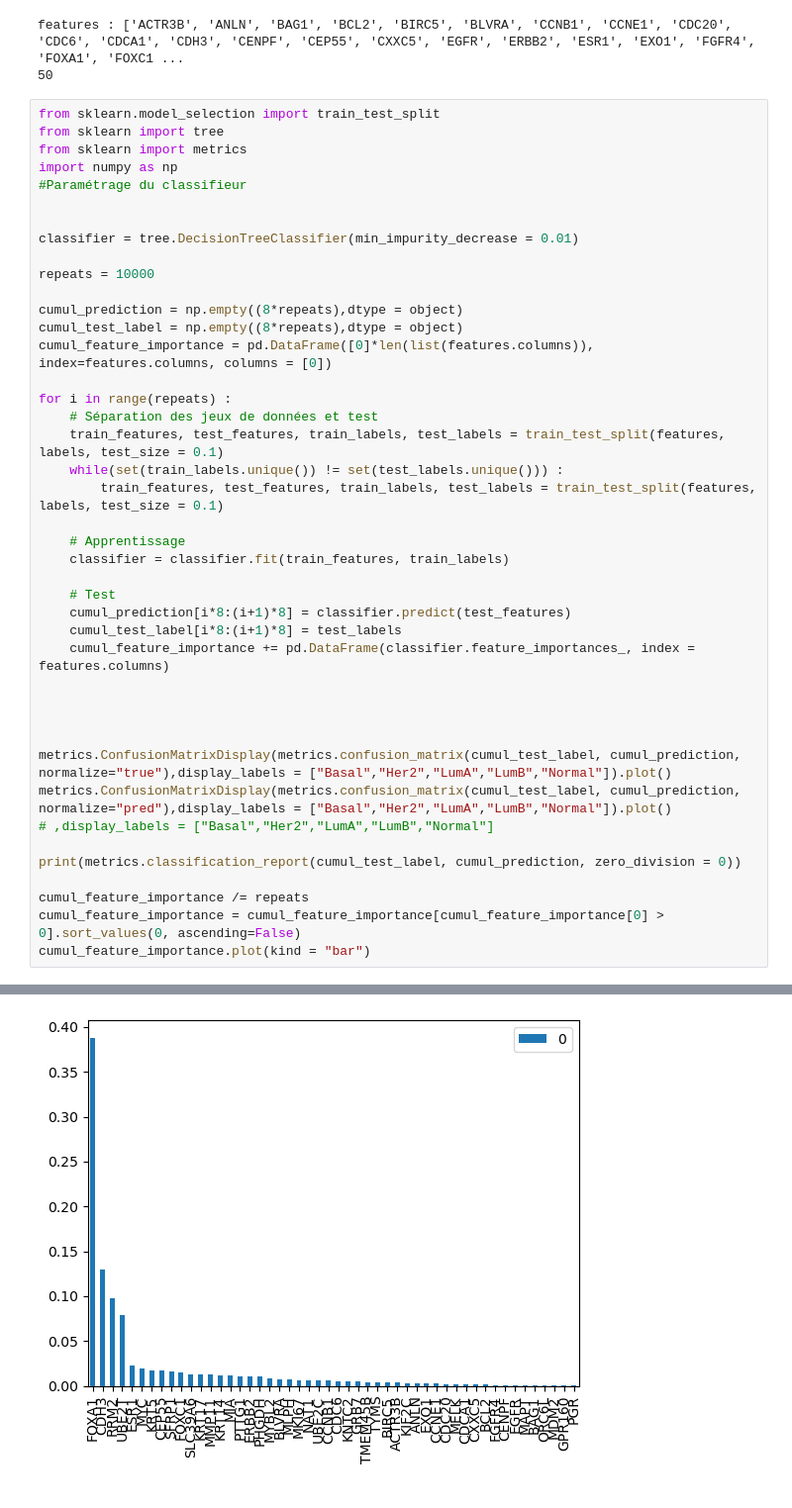
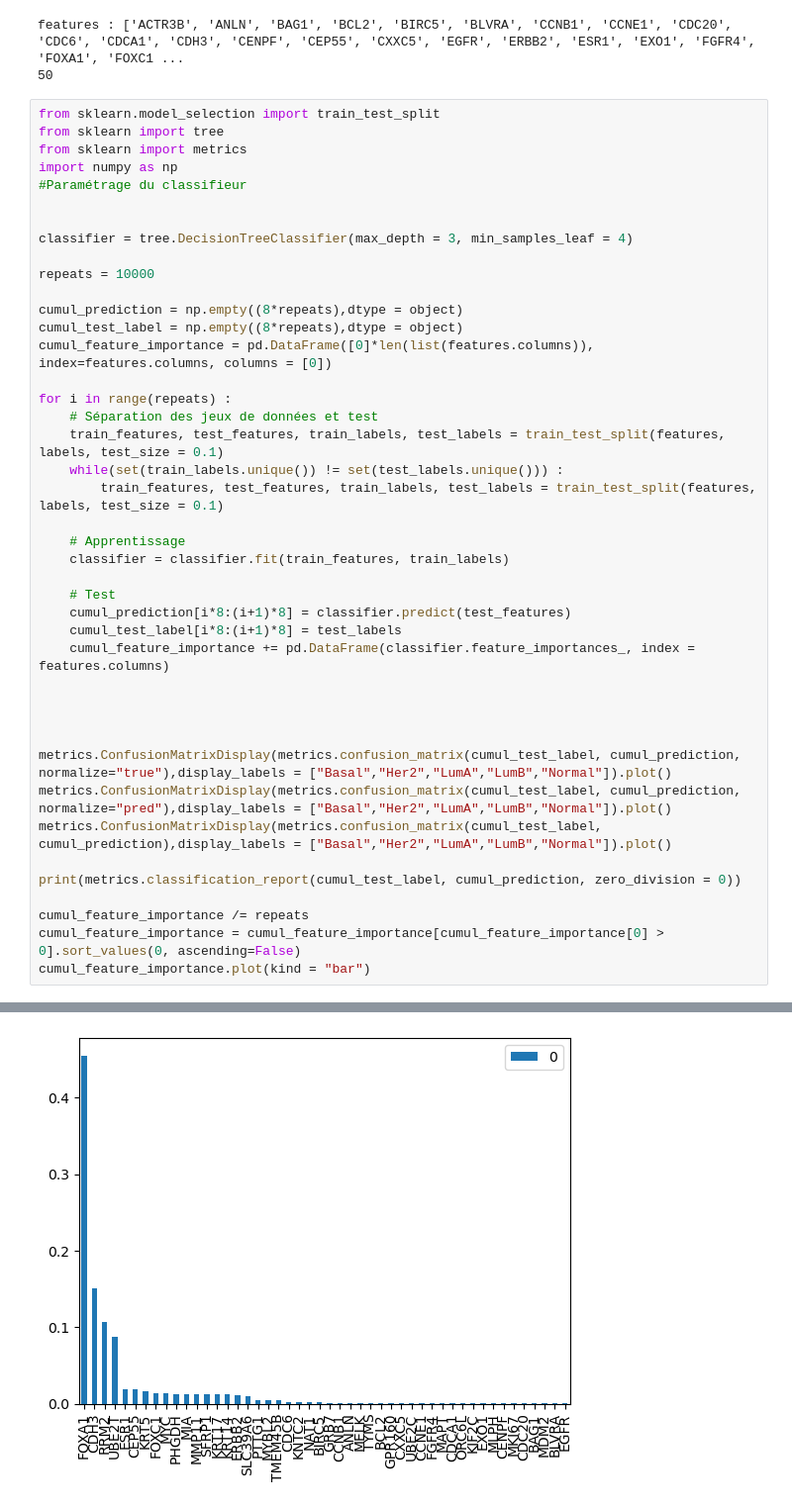
Before and after one commit to Bordeterre/decision_tree, a Jupyter notebook: param_test.ipynb, the cells around one changed output, grey strips where cells are left out. Shown at 99% size. Saved outputs shown, nothing was run; the diff lists cells and outputs as text.

```diff
--- a/param_test.ipynb
+++ b/param_test.ipynb
@@ -40,7 +40,7 @@ import numpy as np
 #Paramétrage du classifieur
 
 
-classifier = tree.DecisionTreeClassifier(min_impurity_decrease = 0.01)
+classifier = tree.DecisionTreeClassifier(max_depth = 3, min_samples_leaf = 4)
 
 repeats = 10000
 
@@ -67,7 +67,7 @@ for i in range(repeats) :
 
 metrics.ConfusionMatrixDisplay(metrics.confusion_matrix(cumul_test_label, cumul_prediction, normalize="true"),display_labels = ["Basal","Her2","LumA","LumB","Normal"]).plot()
 metrics.ConfusionMatrixDisplay(metrics.confusion_matrix(cumul_test_label, cumul_prediction, normalize="pred"),display_labels = ["Basal","Her2","LumA","LumB","Normal"]).plot()
-# ,display_labels = ["Basal","Her2","LumA","LumB","Normal"]
+metrics.ConfusionMatrixDisplay(metrics.confusion_matrix(cumul_test_label, cumul_prediction),display_labels = ["Basal","Her2","LumA","LumB","Normal"]).plot()
 
 print(metrics.classification_report(cumul_test_label, cumul_prediction, zero_division = 0))
 
@@ -92 +92 @@ weighted avg       0.76      0.76      0.76     80000
-[figure, old version]
+[figure, new version]
```
Also changed, not shown: parts of 4 cells of this notebook, 3 other files.
